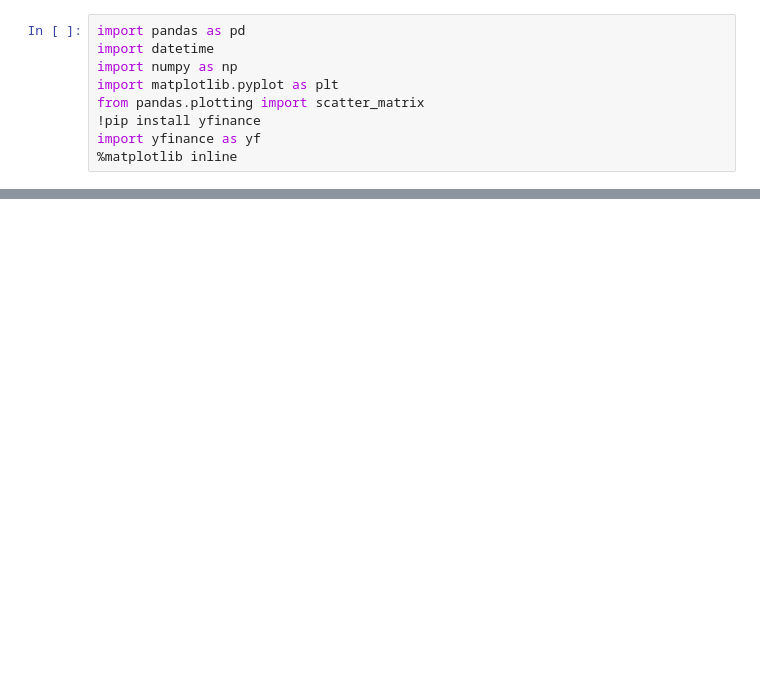
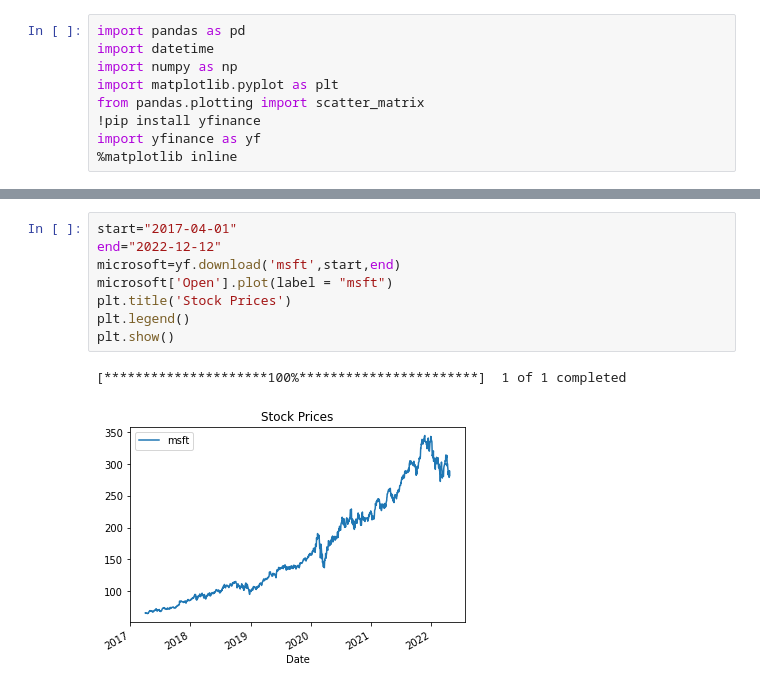
Before and after one commit to mnegrinho/firstproject, a Jupyter notebook: Stock_prices_from_yfinance.ipynb, the cells around one changed output, grey strips where cells are left out. Saved outputs shown, nothing was run; the diff lists cells and outputs as text; blank space fills up the shorter version.

```diff
--- a/Stock_prices_from_yfinance.ipynb
+++ b/Stock_prices_from_yfinance.ipynb
@@ -26,0 +69,11 @@ plt.title('Stock Prices')
+# %%
+start="2017-04-01"
+end="2022-12-12"
+microsoft=yf.download('msft',start,end)
+microsoft['Open'].plot(label = "msft")
+plt.title('Stock Prices')
+plt.legend()
+plt.show()
+# %% [output]
+[*********************100%***********************]  1 of 1 completed
+[figure, added]
```
Also changed, not shown: parts of 2 cells of this notebook.
